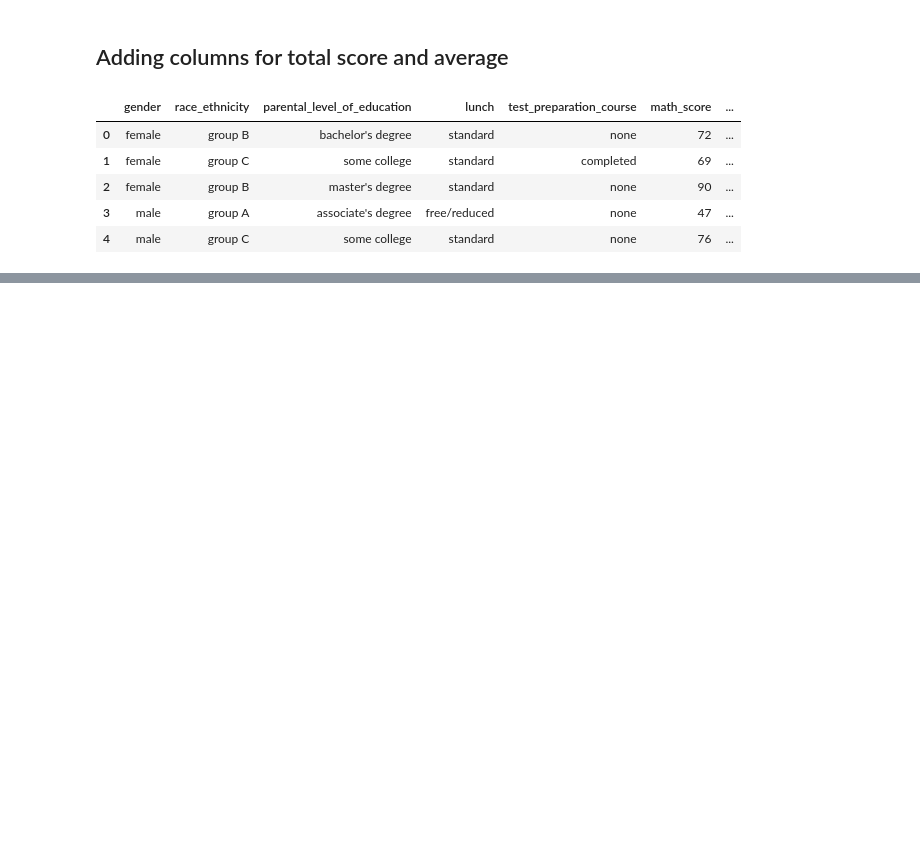
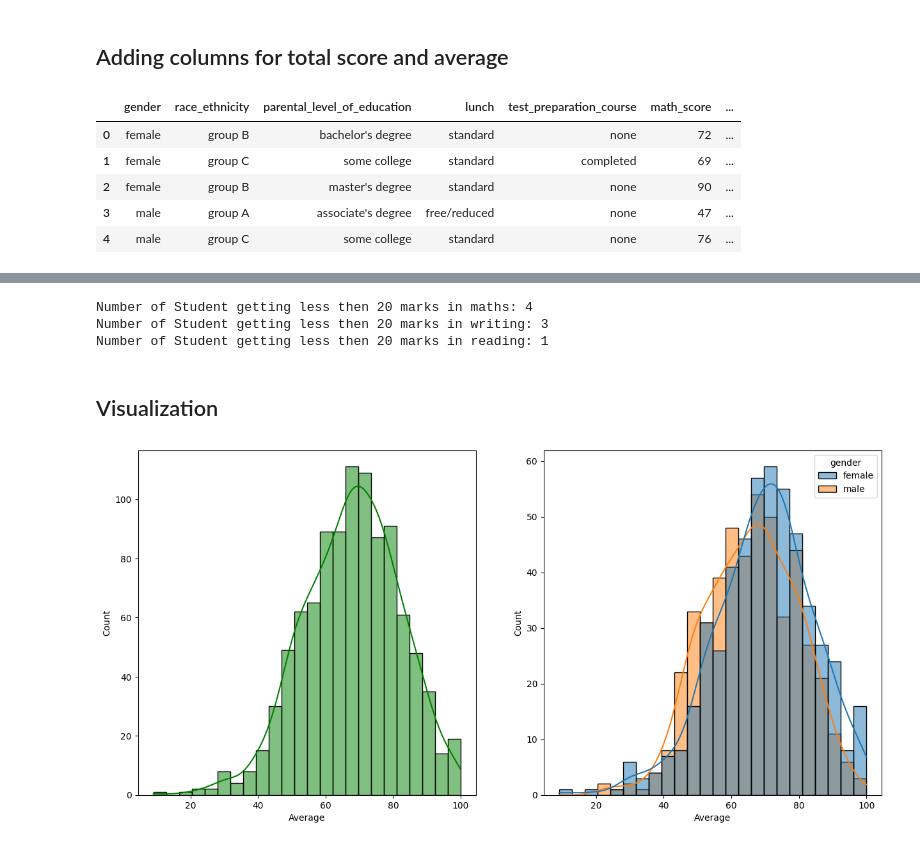
Before and after one commit to Aakash-7-7-7/ML_project_creation_guide, a Jupyter notebook: notebook/1._EDA_ON_STUDENT_PERFORMANCE.ipynb, the cells around one changed output, grey strips where cells are left out. Drawn from its saved outputs; the diff is of its cells as text; code cells hidden in the pictures; blank space fills up the shorter version.

Commit message:
Made a EDA on student performance and then made model_training did some eda and trained some model made competetion for comparison

```diff
--- a/notebook/1._EDA_ON_STUDENT_PERFORMANCE.ipynb
+++ b/notebook/1._EDA_ON_STUDENT_PERFORMANCE.ipynb
@@ -159,0 +165,24 @@ print(f'Number of Student getting full marks in reading: {read_full_mks}')
+# %%
+read_less_mks=df[df['reading_score']<=20]['Average'].count()
+math_less_mks=df[df['math_score']<=20]['Average'].count()
+writing_less_mks=df[df['writing_score']<=20]['Average'].count()
+
+print(f'Number of Student getting less then 20 marks in maths: {math_less_mks}')
+print(f'Number of Student getting less then 20 marks in writing: {writing_less_mks}')
+print(f'Number of Student getting less then 20 marks in reading: {read_less_mks}')
+# %% [output]
+Number of Student getting less then 20 marks in maths: 4
+Number of Student getting less then 20 marks in writing: 3
+Number of Student getting less then 20 marks in reading: 1
+# %% [markdown]
+## Visualization
+# %%
+fi,axis=plt.subplots(1,2,figsize=(15,7))
+plt.subplot(121)
+sns.histplot(data=df,x='Average',bins='auto',color='g',kde=True)
+plt.subplot(122)
+
+sns.histplot(data=df,x='Average',hue='gender',kde=True)
+plt.show()
+# %% [output]
+[figure, added]
```
Also changed, not shown: parts of 25 cells of this notebook, 6 other files.
